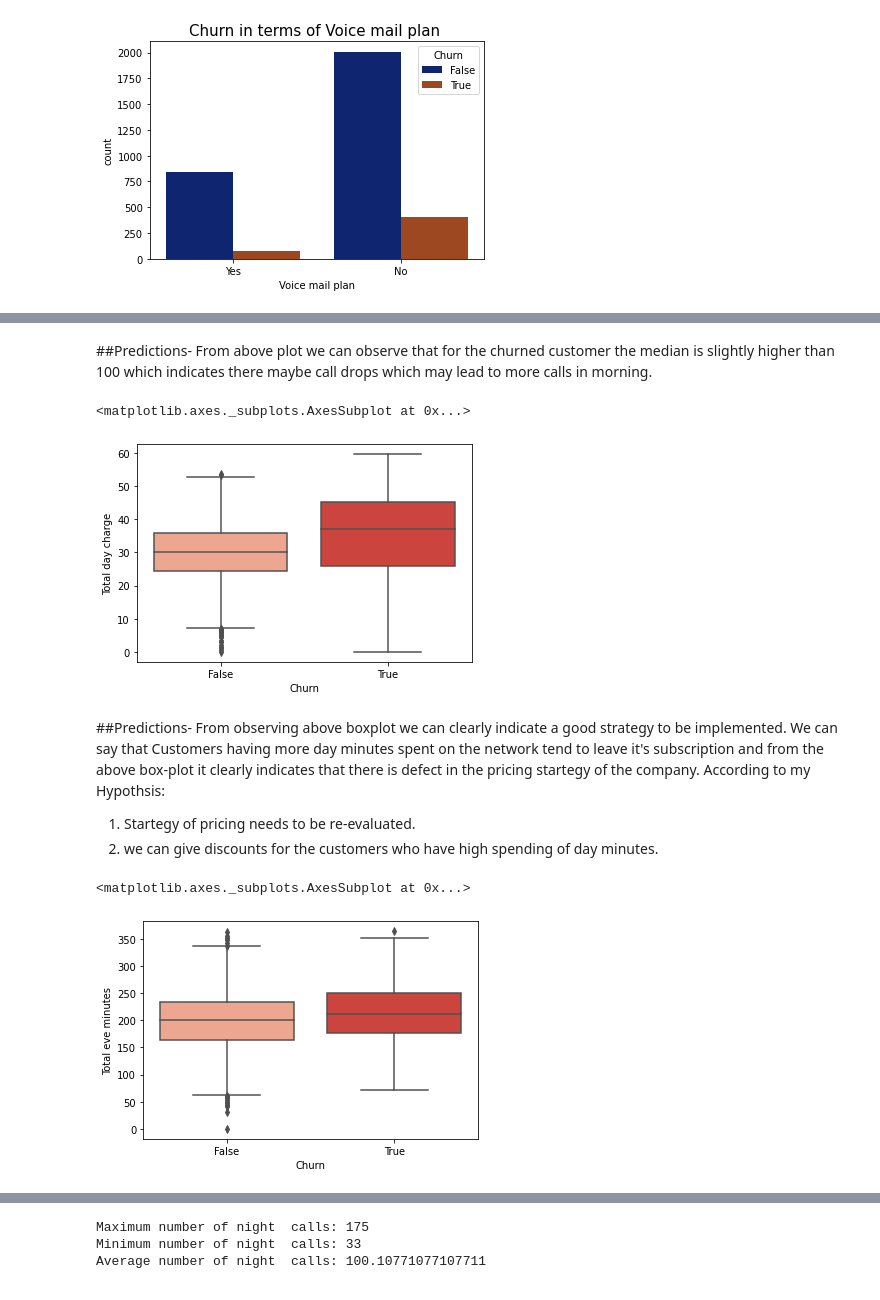
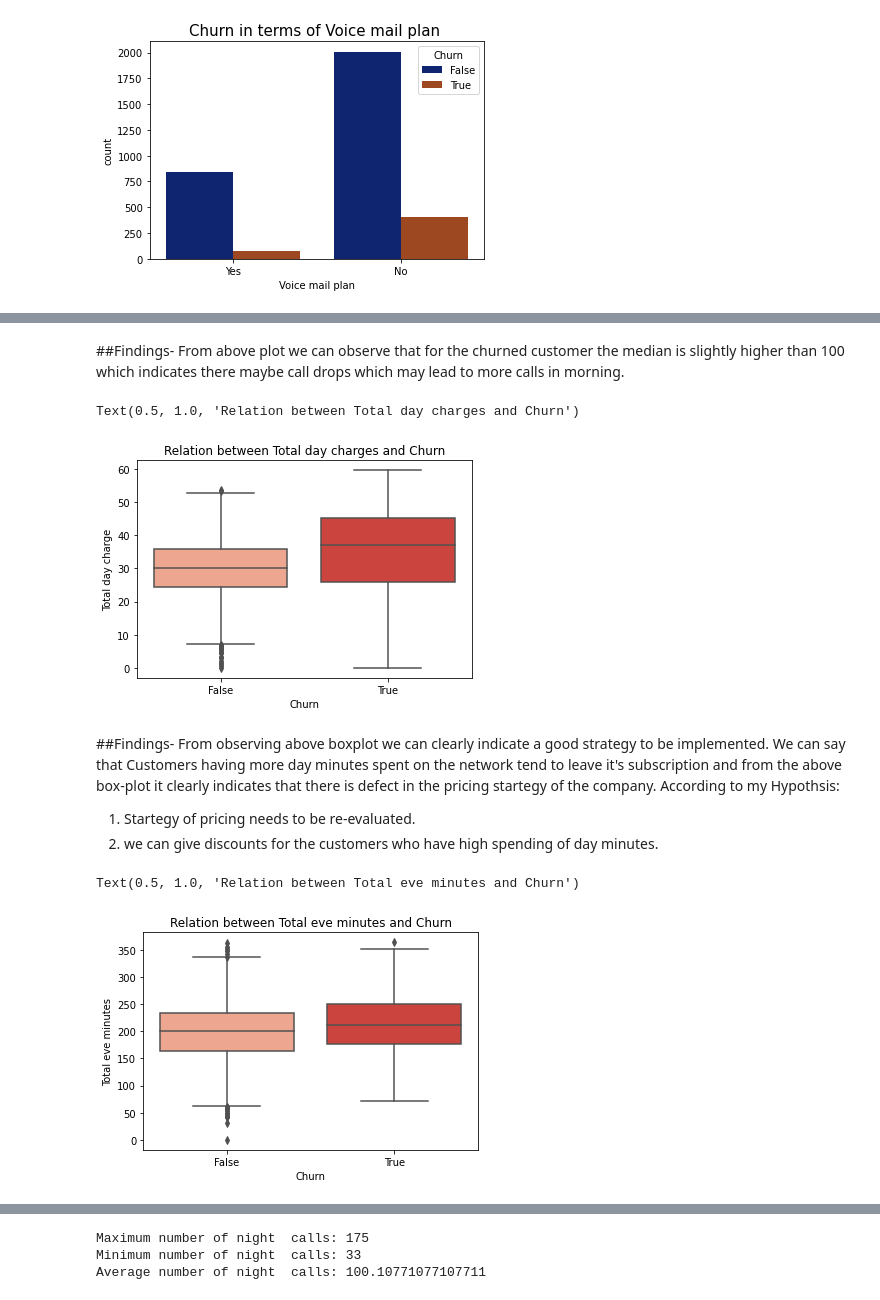
Before and after one commit to Gulzar-khan/Telecom-Churn, a Jupyter notebook: Telecom_Churn_Analysis_Capstone_Project.ipynb, the cells around one changed output, grey strips where cells are left out. Saved outputs shown, nothing was run; the diff lists cells and outputs as text; code cells hidden in the pictures.

```diff
--- a/Telecom_Churn_Analysis_Capstone_Project.ipynb
+++ b/Telecom_Churn_Analysis_Capstone_Project.ipynb
@@ -149,22 +154,25 @@ sns.boxplot(x="Churn",y="Total day calls",data=df,palette = "Reds")
 # %% [markdown]
-##Predictions-
+
+##Findings-
 From above plot we can observe that for the churned customer the median is slightly higher than 100 which indicates there maybe  call drops which may lead to more calls in morning.
 # %%
 # Relation between Churn and Total day charge
-sns.boxplot(x="Churn",y="Total day charge",data=df,palette = "Reds")
+c=sns.boxplot(x="Churn",y="Total day charge",data=df,palette = "Reds")
+c.set_title('Relation between Total day charges and Churn', fontsize=12)
 # %% [output]
-<matplotlib.axes._subplots.AxesSubplot at 0x...>
+Text(0.5, 1.0, 'Relation between Total day charges and Churn')
-[figure, old version]
+[figure, new version]
 # %% [markdown]
-##Predictions-
+##Findings-
 From observing above boxplot we can clearly indicate a good strategy to be implemented. We can say that Customers having more day minutes spent on the network tend to leave it's subscription and from the above box-plot it clearly indicates that there is defect in the pricing startegy of the company.
 According to my Hypothsis:
 1. Startegy of pricing needs to be re-evaluated.
 2. we can give discounts for the customers who have high spending of day minutes.
 # %%
 # Relation between Churn and Total eve minutes
-sns.boxplot(x="Churn",y="Total eve minutes",data=df,palette = "Reds")
+d=sns.boxplot(x="Churn",y="Total eve minutes",data=df,palette = "Reds")
+d.set_title('Relation between Total eve minutes and Churn', fontsize=12)
 # %% [output]
-<matplotlib.axes._subplots.AxesSubplot at 0x...>
+Text(0.5, 1.0, 'Relation between Total eve minutes and Churn')
-[figure, old version]
+[figure, new version]
 # %% [markdown]
```
Also changed, not shown: parts of 26 cells of this notebook.
